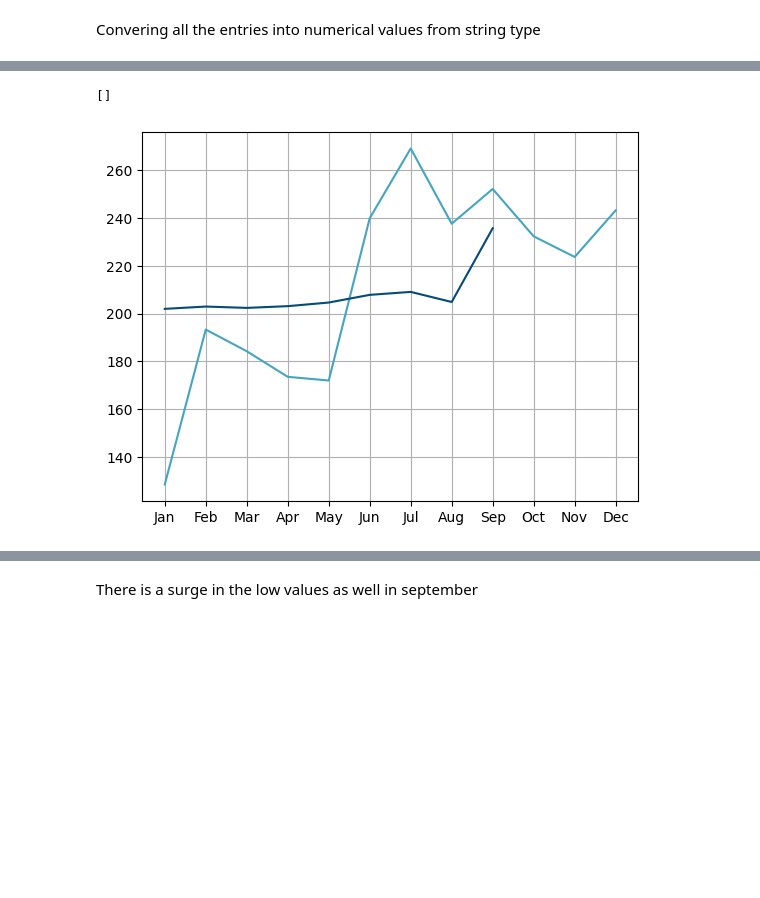
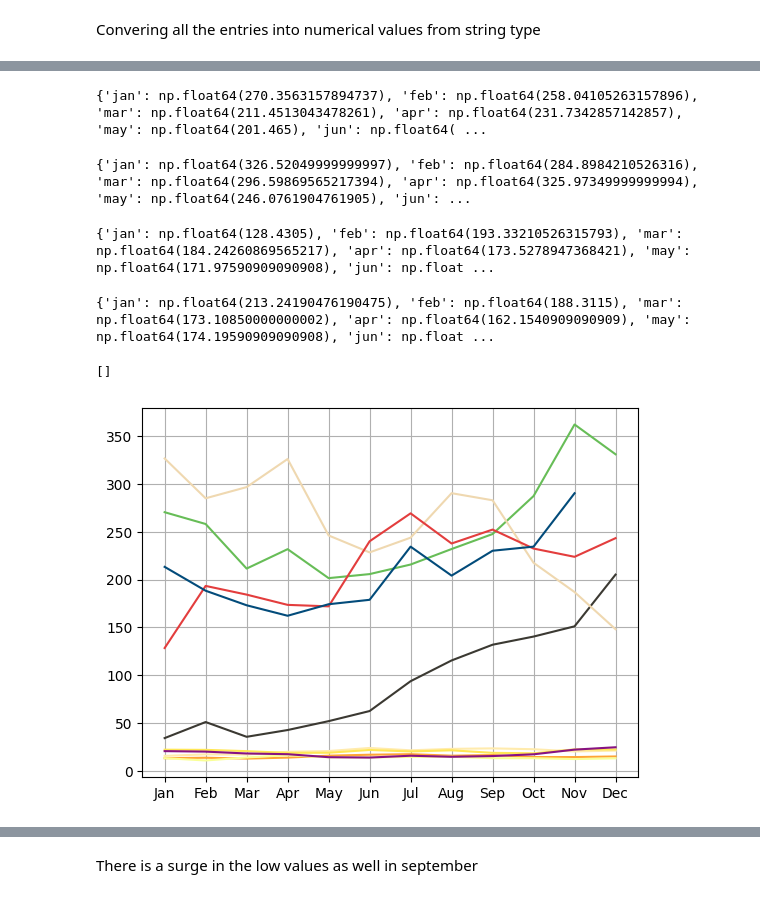
Before and after one commit to Partha-Suresh/XAI-Project, a Jupyter notebook: notebooks/Stock Regression/EDA stock regression.ipynb, the cells around one changed output, grey strips where cells are left out. Cells and saved outputs as stored; diff of their text form; code cells hidden in the pictures; blank space fills up the shorter version.

```diff
--- a/notebooks/Stock Regression/EDA stock regression.ipynb
+++ b/notebooks/Stock Regression/EDA stock regression.ipynb
@@ -311,10 +313,50 @@ print(l_2024)
+# %%
+l_2021={}
+j=72 #just in case, if we execute this code block without initialization of j, it will give wrong output.
+for i in range(0,12):
+    l_2021[month[i]]= (df2.iloc[0:,j].mean())
+    j+=1
+print(l_2021)
+# %% [output]
+{'jan': np.float64(270.3563157894737), 'feb': np.float64(258.04105263157896), 'mar': np.float64(211.4513043478261), 'apr': np.float64(231.7342857142857), 'may': np.float64(201.465), 'jun': np.float64( ...
+# %%
+l_2022={}
+j=84 #just in case, if we execute this code block without initialization of j, it will give wrong output.
+for i in range(0,12):
+    l_2022[month[i]]= (df2.iloc[0:,j].mean())
+    j+=1
+print(l_2022)
+# %% [output]
+{'jan': np.float64(326.52049999999997), 'feb': np.float64(284.8984210526316), 'mar': np.float64(296.59869565217394), 'apr': np.float64(325.97349999999994), 'may': np.float64(246.0761904761905), 'jun': ...
+# %%
+l_2023={}
+j=96 #just in case, if we execute this code block without initialization of j, it will give wrong output.
+for i in range(0,12):
+    l_2023[month[i]]= (df2.iloc[0:,j].mean())
+    j+=1
+print(l_2023)
+# %% [output]
+{'jan': np.float64(128.4305), 'feb': np.float64(193.33210526315793), 'mar': np.float64(184.24260869565217), 'apr': np.float64(173.5278947368421), 'may': np.float64(171.97590909090908), 'jun': np.float ...
+# %%
+l_2024={}
+j=108 #just in case, if we execute this code block without initialization of j, it will give wrong output.
+for i in range(0,11):
+    l_2024[month[i]]= (df2.iloc[0:,j].mean())
+    j+=1
+print(l_2024)
+# %% [output]
+{'jan': np.float64(213.24190476190475), 'feb': np.float64(188.3115), 'mar': np.float64(173.10850000000002), 'apr': np.float64(162.1540909090909), 'may': np.float64(174.19590909090908), 'jun': np.float ...
+# %%
+lows=[l_2015,l_2016,l_2017,l_2018,l_2019,l_2020,l_2021,l_2022,l_2023,l_2024]
+# print(lows)
 # %%
 plt.xticks(range(0,12),labels=['Jan','Feb','Mar','Apr','May','Jun','Jul','Aug','Sep','Oct','Nov','Dec'])
 # plt.plot(l_2022.values(),color="#02d6d4")
-plt.plot(l_2023.values(),color="#44a5c2")
-plt.plot(l_2024.values(),color="#024b7a")
+for i in range(0,len(lows)):
+    plt.plot(lows[i].values(),colors_full[i])
+
 plt.grid(True)
 plt.plot()
 # %% [output]
 []
-[figure, old version]
+[figure, new version]
```
Also changed, not shown: parts of 21 cells of this notebook.
